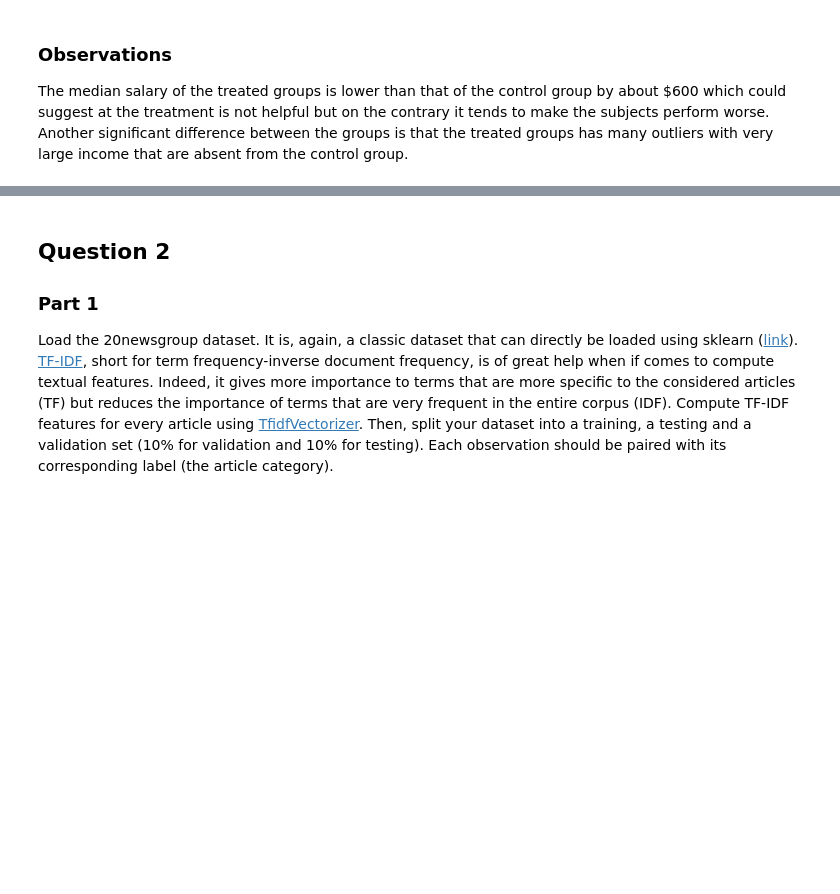
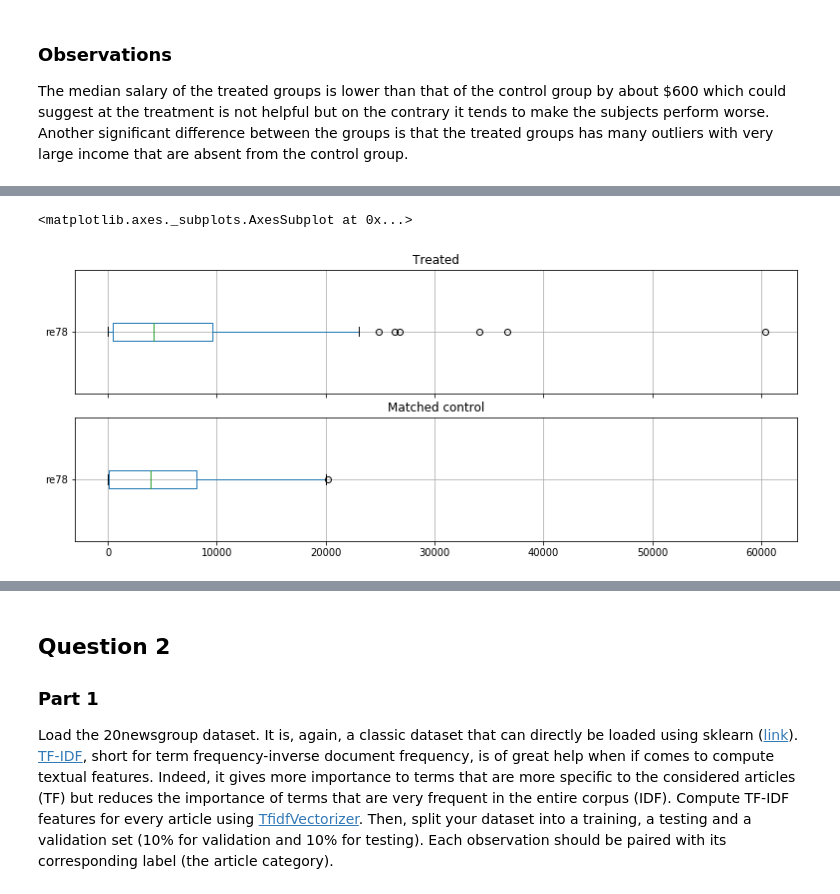
Before and after one commit to justcho5/ADA, a Jupyter notebook: 04 - Applied ML/Homework04.ipynb, the cells around one changed output, grey strips where cells are left out. Drawn from its saved outputs; the diff is of its cells as text; code cells hidden in the pictures; blank space fills up the shorter version.

```diff
--- a/04 - Applied ML/Homework04.ipynb
+++ b/04 - Applied ML/Homework04.ipynb
@@ -290,0 +328,27 @@ hist_treated_vs_non_treated(treated.re75, non_treated.re75, 'Real income in 1975
+# %%
+def make_propensity_graph(treated_df, control_df):
+    treated_len = treated_df.shape[0]
+    non_treated_len = non_treated_with_propensity.shape[0]
+    graph = nx.complete_bipartite_graph(treated_len, non_treated_len)
+
+    values = {}
+
+    for edge in graph.edges():
+        edge_wt = treated_df.iloc[edge[0]]['propensity_score'] - \
+            control_df.iloc[edge[1] - treated_len]['propensity_score']
+        values[edge] = -abs(edge_wt)
+
+    nx.set_edge_attributes(graph, values, 'weight')
+
+    return graph
+# %%
+def make_matched_control_group(graph, treated_df, control_df):
+    treated_len = treated_df.shape[0]
+
+    match = nx.max_weight_matching(graph, maxcardinality=True)
+    return pd.DataFrame([
+       control_df.iloc[match[i] - treated_len] for i in range(treated_len)
+    ])
+# %%
+graph = make_propensity_graph(treated_with_propensity, non_treated_with_propensity)
+control_match = make_matched_control_group(graph, treated_with_propensity, non_treated_with_propensity)
@@ -290,0 +364,10 @@ hist_treated_vs_non_treated(treated.re75, non_treated.re75, 'Real income in 1975
+# %%
+fig, (ax1, ax2) = plt.subplots(2, sharex=True, sharey=False)
+fig.set_size_inches((13,5))
+ax1.set_title('Treated')
+treated[['re78']].boxplot(vert=False, ax=ax1, showfliers=True)
+ax2.set_title('Matched control')
+control_match[['re78']].boxplot(vert=False, ax=ax2, showfliers=True)
+# %% [output]
+<matplotlib.axes._subplots.AxesSubplot at 0x...>
+[figure, added]
```
Also changed, not shown: parts of 28 cells of this notebook.
